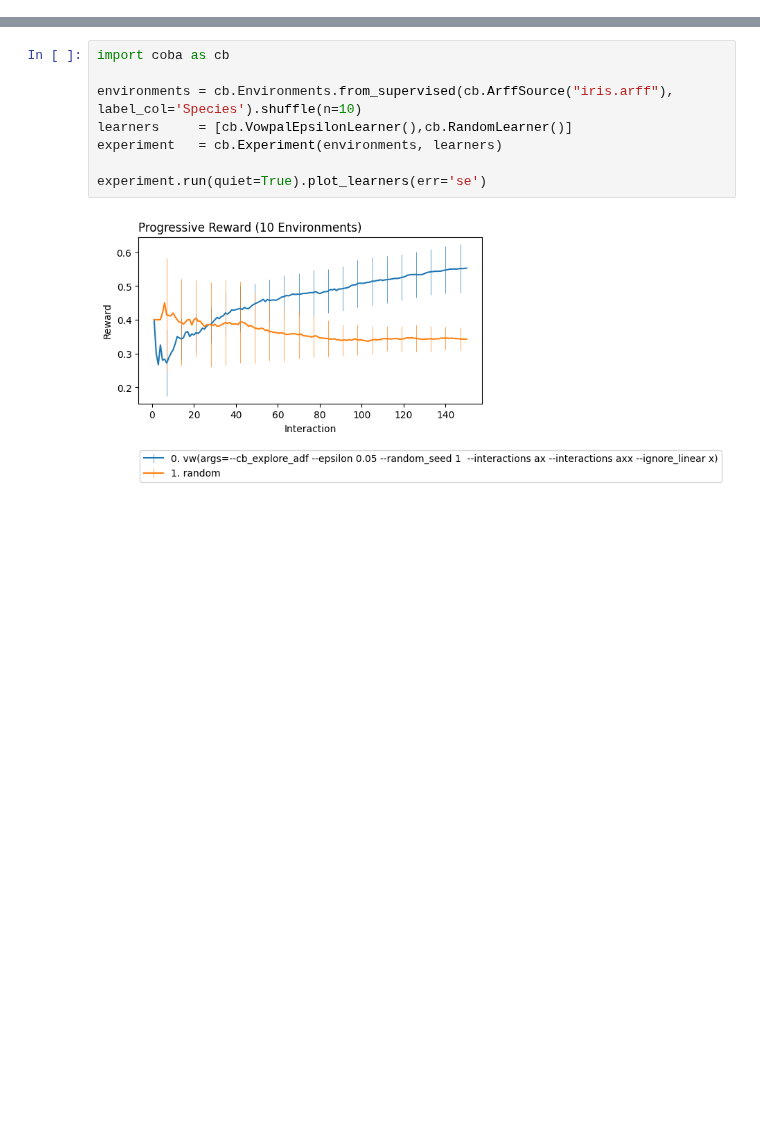
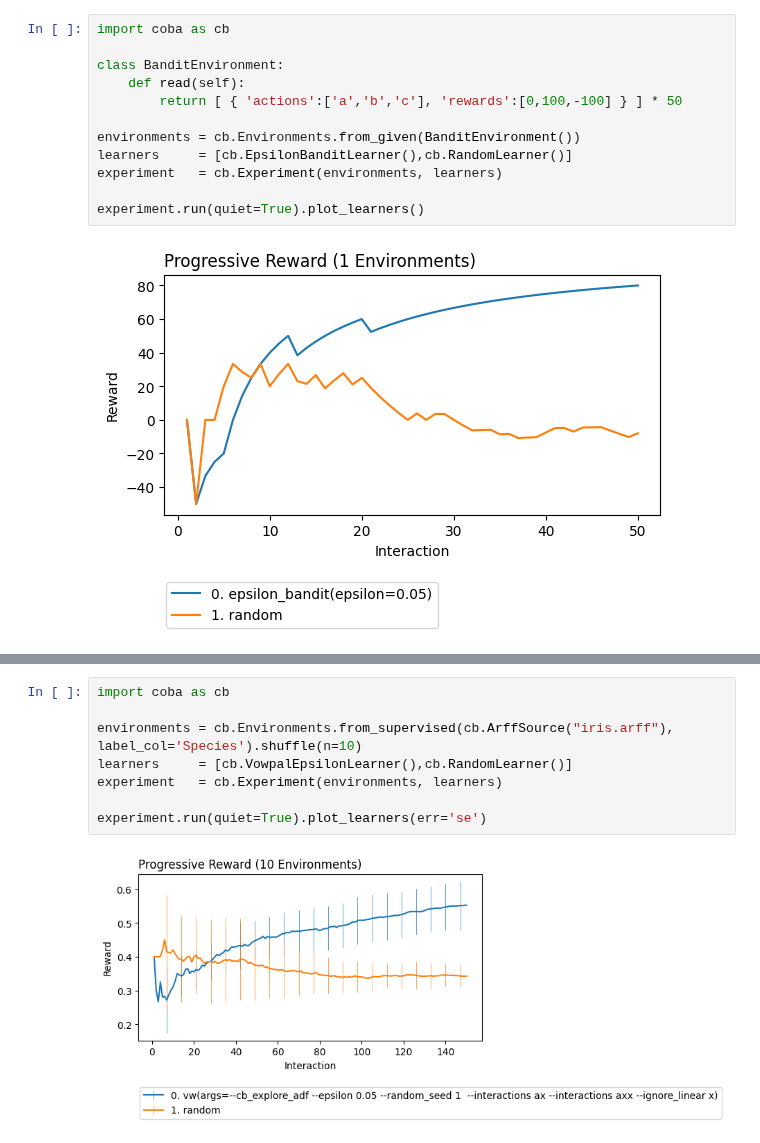
Before and after one commit to VowpalWabbit/coba, a Jupyter notebook: examples/notebooks/Environments.ipynb, the cells around one changed output, grey strips where cells are left out. Cells and saved outputs as stored; diff of their text form; blank space fills up the shorter version.

```diff
--- a/examples/notebooks/Environments.ipynb
+++ b/examples/notebooks/Environments.ipynb
@@ -13,0 +88,14 @@ To get a sense of how this works let's say we want to build a SimulatedEnvironme
+# %%
+import coba as cb
+
+class BanditEnvironment:
+    def read(self):
+        return [ { 'actions':['a','b','c'], 'rewards':[0,100,-100] } ] * 50
+
+environments = cb.Environments.from_given(BanditEnvironment())
+learners     = [cb.EpsilonBanditLearner(),cb.RandomLearner()]
+experiment   = cb.Experiment(environments, learners)
+
+experiment.run(quiet=True).plot_learners()
+# %% [output]
+[figure, added]
```
Also changed, not shown: parts of 18 cells of this notebook, 7 other files.
